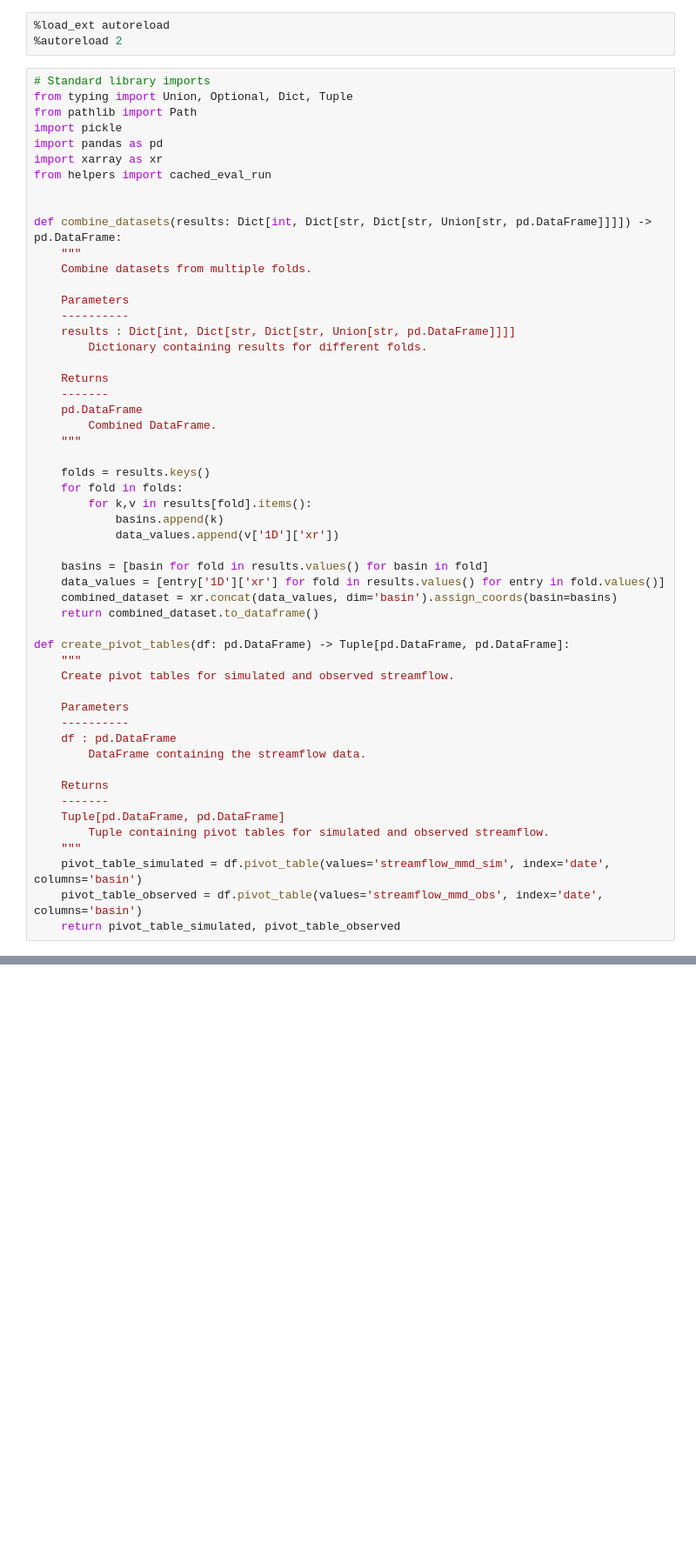
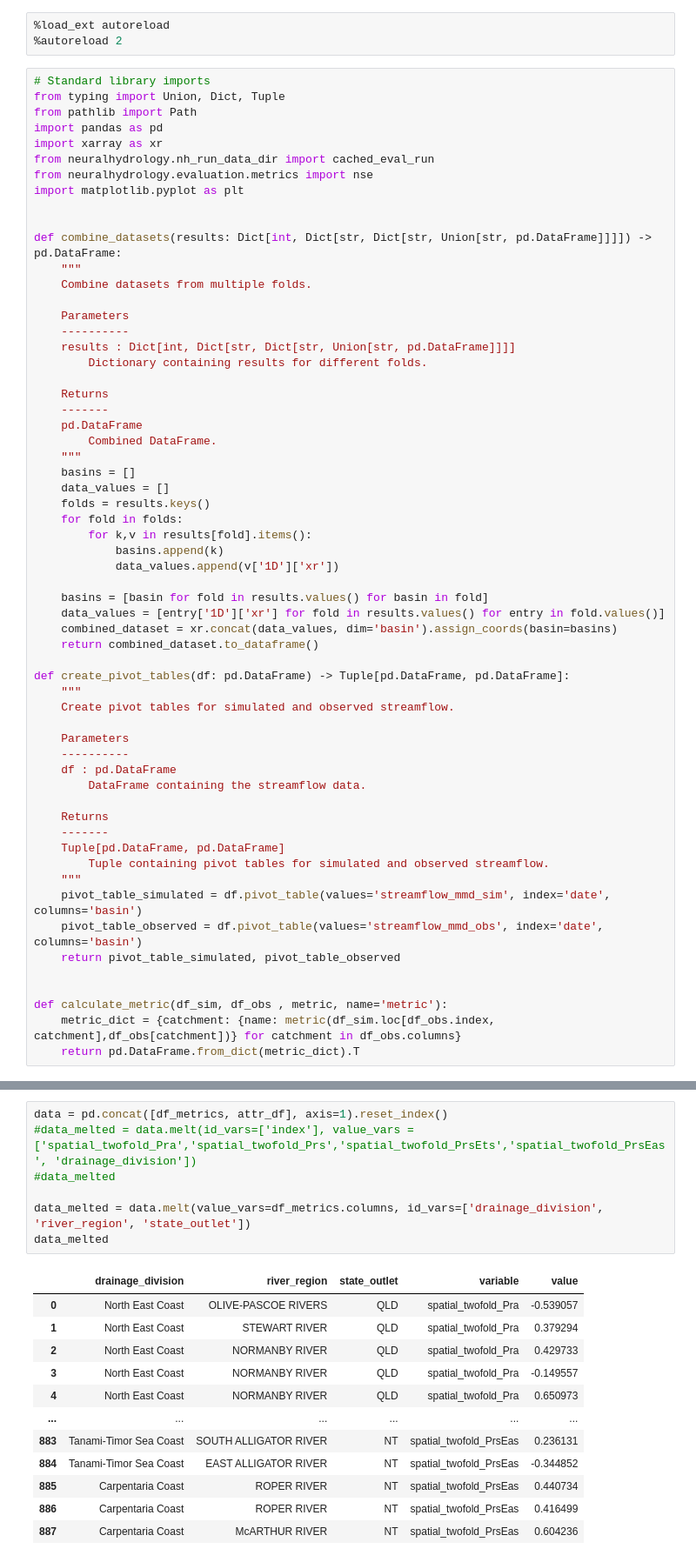
Before and after one commit to ashkanshokri/neuralhydrology, a Jupyter notebook: workflows/camelaus_lstm/005_spatial_2fold_concat.ipynb, the cells around one changed output, grey strips where cells are left out. Shown: that part at 87% size. Saved outputs shown, nothing was run; the diff lists cells and outputs as text; blank space fills up the shorter version.

```diff
--- a/workflows/camelaus_lstm/005_spatial_2fold_concat.ipynb
+++ b/workflows/camelaus_lstm/005_spatial_2fold_concat.ipynb
@@ -3,12 +3,13 @@
 %autoreload 2
 # %%
 # Standard library imports
-from typing import Union, Optional, Dict, Tuple
+from typing import Union, Dict, Tuple
 from pathlib import Path
-import pickle
 import pandas as pd
 import xarray as xr
-from helpers import cached_eval_run
+from neuralhydrology.nh_run_data_dir import cached_eval_run
+from neuralhydrology.evaluation.metrics import nse
+import matplotlib.pyplot as plt
 
 
 def combine_datasets(results: Dict[int, Dict[str, Dict[str, Union[str, pd.DataFrame]]]]) -> pd.DataFrame:
@@ -25,7 +26,8 @@ def combine_datasets(results: Dict[int, Dict[str, Dict[str, Union[str, pd.DataFr
     pd.DataFrame
         Combined DataFrame.
     """
-
+    basins = []
+    data_values = []
     folds = results.keys()
     for fold in folds:
         for k,v in results[fold].items():
@@ -54,4 +56,9 @@ def create_pivot_tables(df: pd.DataFrame) -> Tuple[pd.DataFrame, pd.DataFrame]:
     pivot_table_simulated = df.pivot_table(values='streamflow_mmd_sim', index='date', columns='basin')
     pivot_table_observed = df.pivot_table(values='streamflow_mmd_obs', index='date', columns='basin')
     return pivot_table_simulated, pivot_table_observed
+
+
+def calculate_metric(df_sim, df_obs , metric, name='metric'):
+    metric_dict = {catchment: {name: metric(df_sim.loc[df_obs.index, catchment],df_obs[catchment])} for catchment in df_obs.columns}
+    return pd.DataFrame.from_dict(metric_dict).T
 # %%
@@ -87,0 +110,20 @@ UnboundLocalError: local variable 'basins' referenced before assignment
+# %%
+data = pd.concat([df_metrics, attr_df], axis=1).reset_index()
+#data_melted = data.melt(id_vars=['index'], value_vars = ['spatial_twofold_Pra','spatial_twofold_Prs','spatial_twofold_PrsEts','spatial_twofold_PrsEas', 'drainage_division'])
+#data_melted
+
+data_melted = data.melt(value_vars=df_metrics.columns, id_vars=['drainage_division', 'river_region', 'state_outlet'])
+data_melted
+# %% [output]
+|  | drainage_division | river_region | state_outlet | variable | value |
+| 0 | North East Coast | OLIVE-PASCOE RIVERS | QLD | spatial_twofold_Pra | -0.539057 |
+| 1 | North East Coast | STEWART RIVER | QLD | spatial_twofold_Pra | 0.379294 |
+| 2 | North East Coast | NORMANBY RIVER | QLD | spatial_twofold_Pra | 0.429733 |
+| 3 | North East Coast | NORMANBY RIVER | QLD | spatial_twofold_Pra | -0.149557 |
+| 4 | North East Coast | NORMANBY RIVER | QLD | spatial_twofold_Pra | 0.650973 |
+| ... | ... | ... | ... | ... | ... |
+| 883 | Tanami-Timor Sea Coast | SOUTH ALLIGATOR RIVER | NT | spatial_twofold_PrsEas | 0.236131 |
+| 884 | Tanami-Timor Sea Coast | EAST ALLIGATOR RIVER | NT | spatial_twofold_PrsEas | -0.344852 |
+| 885 | Carpentaria Coast | ROPER RIVER | NT | spatial_twofold_PrsEas | 0.440734 |
+| 886 | Carpentaria Coast | ROPER RIVER | NT | spatial_twofold_PrsEas | 0.416499 |
+| 887 | Carpentaria Coast | McARTHUR RIVER | NT | spatial_twofold_PrsEas | 0.604236 |
```
Also changed, not shown: parts of 6 cells of this notebook, 8 other files.
